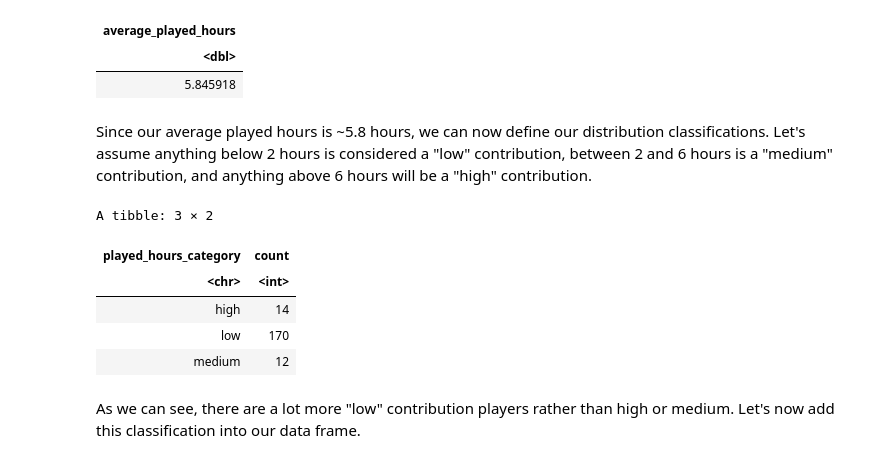
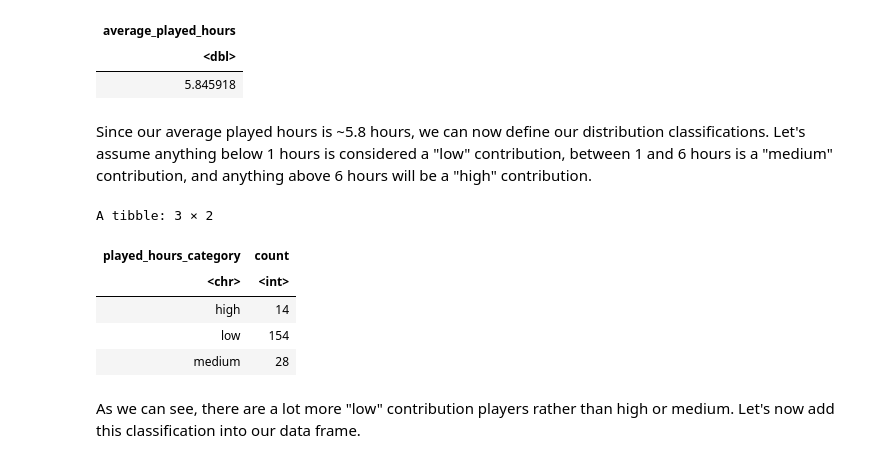
Before and after one commit to kathyythoi/dsci_project, a Jupyter notebook: finalprojectreoport.ipynb, the cells around one changed output. Saved outputs shown, nothing was run; the diff lists cells and outputs as text; code cells hidden in the pictures.

```diff
--- a/finalprojectreoport.ipynb
+++ b/finalprojectreoport.ipynb
@@ -160,24 +160,24 @@ A tibble: 1 × 1
 | <dbl> |
 | 5.845918 |
 # %% [markdown]
-Since our average played hours is ~5.8 hours, we can now define our distribution classifications. Let's assume anything below 2 hours is considered a "low" contribution, between 2 and 6 hours is a "medium" contribution, and anything above 6 hours will be a "high" contribution.
+Since our average played hours is ~5.8 hours, we can now define our distribution classifications. Let's assume anything below 1 hours is considered a "low" contribution, between 1 and 6 hours is a "medium" contribution, and anything above 6 hours will be a "high" contribution.
 # %%
 #Let us first visualize this distribution through a summarized table.
 played_hours_distribution <- players_data_2 |>
   mutate(played_hours_category = case_when(
-    played_hours < 2 ~ "low",
-    played_hours >= 2 & played_hours <= 6 ~ "medium",
+    played_hours < 1 ~ "low",
+    played_hours >= 1 & played_hours <= 6 ~ "medium",
     played_hours > 6 ~ "high")) |>
   group_by(played_hours_category) |>
   summarise(count = n())
 played_hours_distribution
 # %% [output]
 A tibble: 3 × 2
 | played_hours_category | count |
 | <chr> | <int> |
 | high | 14 |
-| low | 170 |
-| medium | 12 |
+| low | 154 |
+| medium | 28 |
 # %% [markdown]
 As we can see, there are a lot more "low" contribution players rather than high or medium. Let's now add this classification into our data frame.
 # %%
```
Also changed, not shown: parts of 8 cells of this notebook.
